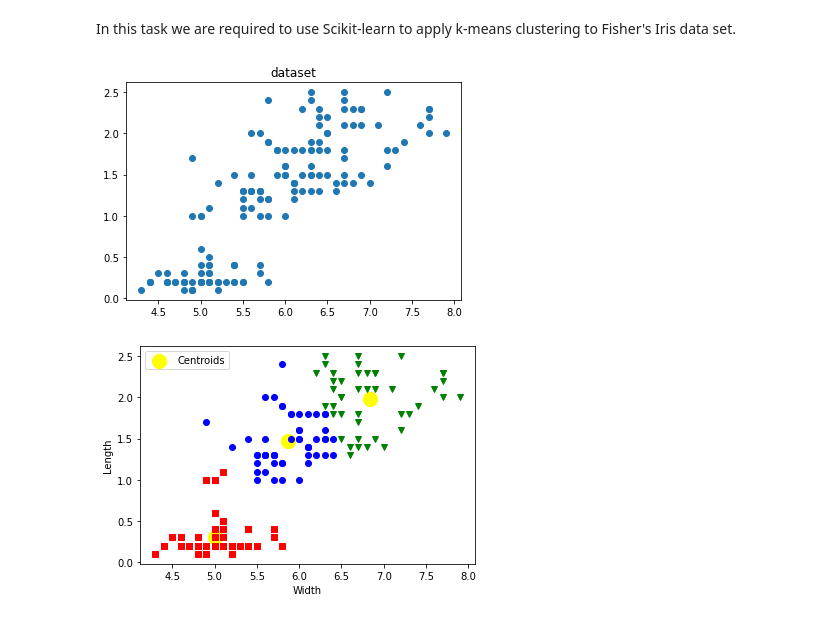
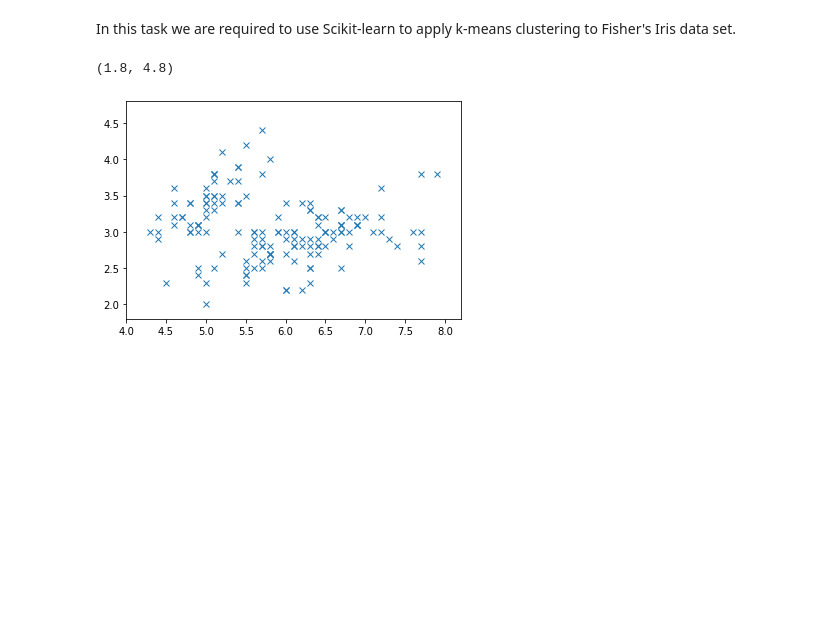
Before and after one commit to CathalDonohoe/EmergingTechTaskProject, a Jupyter notebook: Tasks.ipynb, the cells around one changed output. Saved outputs shown, nothing was run; the diff lists cells and outputs as text; code cells hidden in the pictures; blank space fills up the shorter version.

```diff
--- a/Tasks.ipynb
+++ b/Tasks.ipynb
@@ -160,59 +160,3 @@ To evaluate these values use the STDEVA function.
 # Task 4
 # %% [markdown]
 In this task we are required to use Scikit-learn to apply k-means clustering to Fisher's Iris data set.
-# %%
-#importing the libraries
-from sklearn.cluster import KMeans
-import numpy as np
-import matplotlib.pyplot as plt
-import pandas as pd
-
-#importing the Iris dataset with pandas
-#dataset = pd.read_csv('C:/Users/Owner/Downloads/iris_csv.csv')
-#x = dataset.iloc[:, [1, 2, 3, 4]].values
-#Now we will implement 'The elbow method' on the Iris dataset. The elbow method allows us to pick the optimum amount of clusters for classification. although we already know the answer is 3 it is still interesting to run.
-
-
-#finding the optimum number of clusters for k-means classification
-
-#wcss = []
-
-#for i in range(1, 11):
-    #kmeans = KMeans(n_clusters = i, init = 'k-means++', max_iter = 300, n_init = 10, random_state = 0)
-    #kmeans.fit(x)
-    #wcss.append(kmeans.inertia_)
-
-#plotting the results onto a line graph, allowing us to observe 'The elbow'
-#plt.plot(range(1,11), wcss)
-#plt.title('The elbow method')
-#plt.xlabel('Number of clusters')
-#plt.ylabel('WCSS') #within cluster sum of squares
-#plt.show
-
-
-Iris = pd.read_csv('C:/Users/Owner/Downloads/iris_csv.csv')
-x1 = np.array(Iris['sepallength'])
-x2 = np.array(Iris['petalwidth'])
-plt.plot()
-plt.title('dataset')
-plt.scatter(x1,x2)
-plt.show()
-
-X = np.array(list(zip(x1, x2)))
-colors = ['b', 'g', 'r']
-markers = ['o', 'v', 's']
-plt.ylabel('Length')
-
-
-kmeans = KMeans(n_clusters=3).fit(X)
-plt.scatter(kmeans.cluster_centers_[:, 0], kmeans.cluster_centers_[:, 1], s = 200, c = 'yellow', label = 'Centroids')
-
-
-for i, l in enumerate(kmeans.labels_):
-    plt.plot(x1[i], x2[i], color=colors[l], marker=markers[l])
-plt.xlabel('Width')
-plt.legend()
-plt.show()
-# %% [output]
-[figure, removed]
-[figure, removed]
@@ -218,0 +170,23 @@ plt.show()
+# %%
+#reading in the iris.csv from c drive
+Iris = pd.read_csv('C:/Users/Owner/Downloads/iris_csv.csv')
+#Data set
+x1 = np.array(Iris['sepallength'])
+x2 = np.array(Iris['sepalwidth'])
+c1p = np.vstack([x1, x2]).T
+x3 = np.array(Iris['petalwidth'])
+x4 = np.array(Iris['petallength'])
+c2 = np.vstack([x3, x4]).T
+
+mystuff = np.concatenate([c1p, c2])
+#plt.plot(x1,x2,x3,x4)
+plt.plot(mystuff[:,0], mystuff[:,1], 'x')
+#plt.title('dataset')
+#plt.scatter(x1,x2)
+#plt.show()
+# Set reasonable limits.
+plt.xlim([4, 8.2])
+plt.ylim([1.8,4.8])
+# %% [output]
+(1.8, 4.8)
+[figure, added]
```
Also changed, not shown: parts of 12 cells of this notebook.
